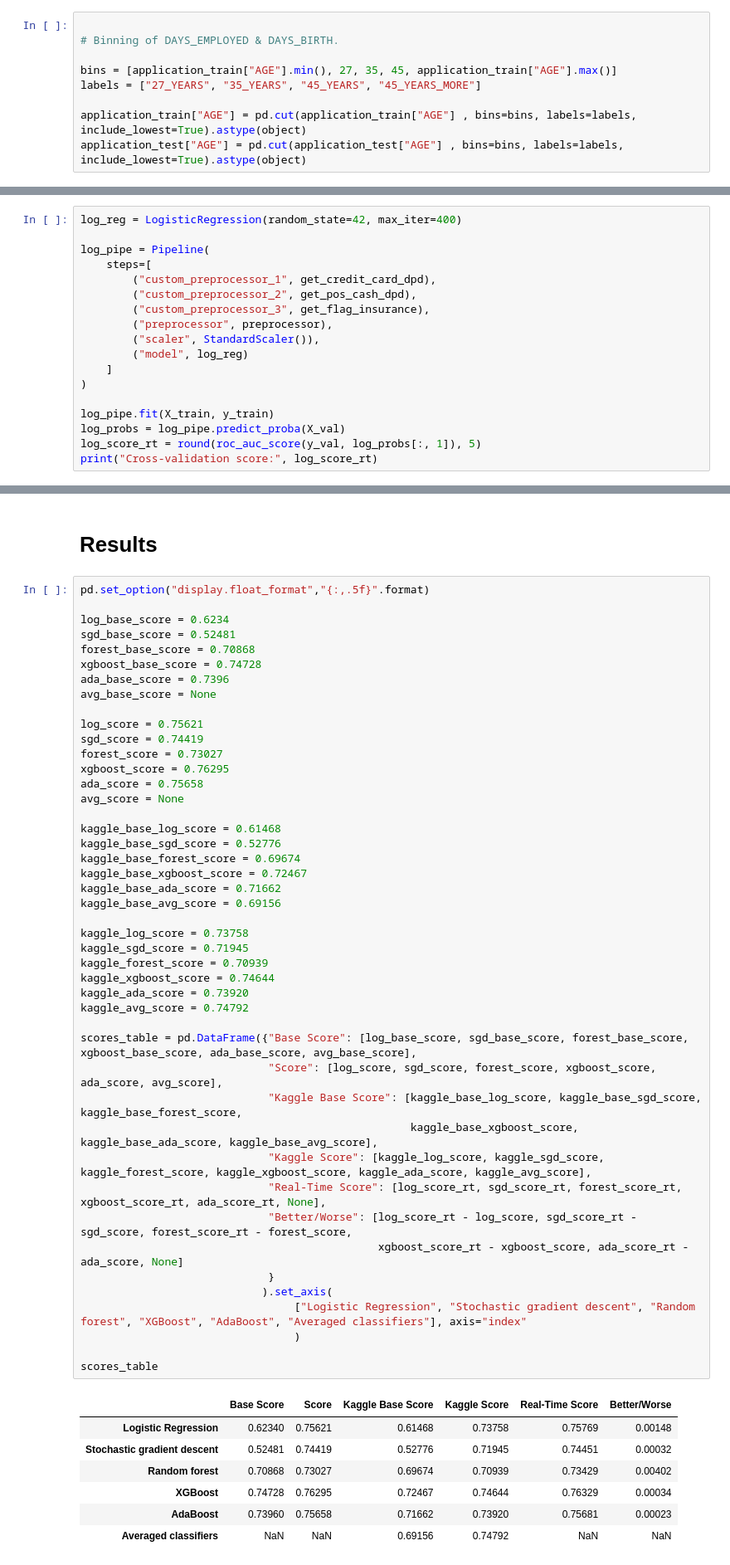
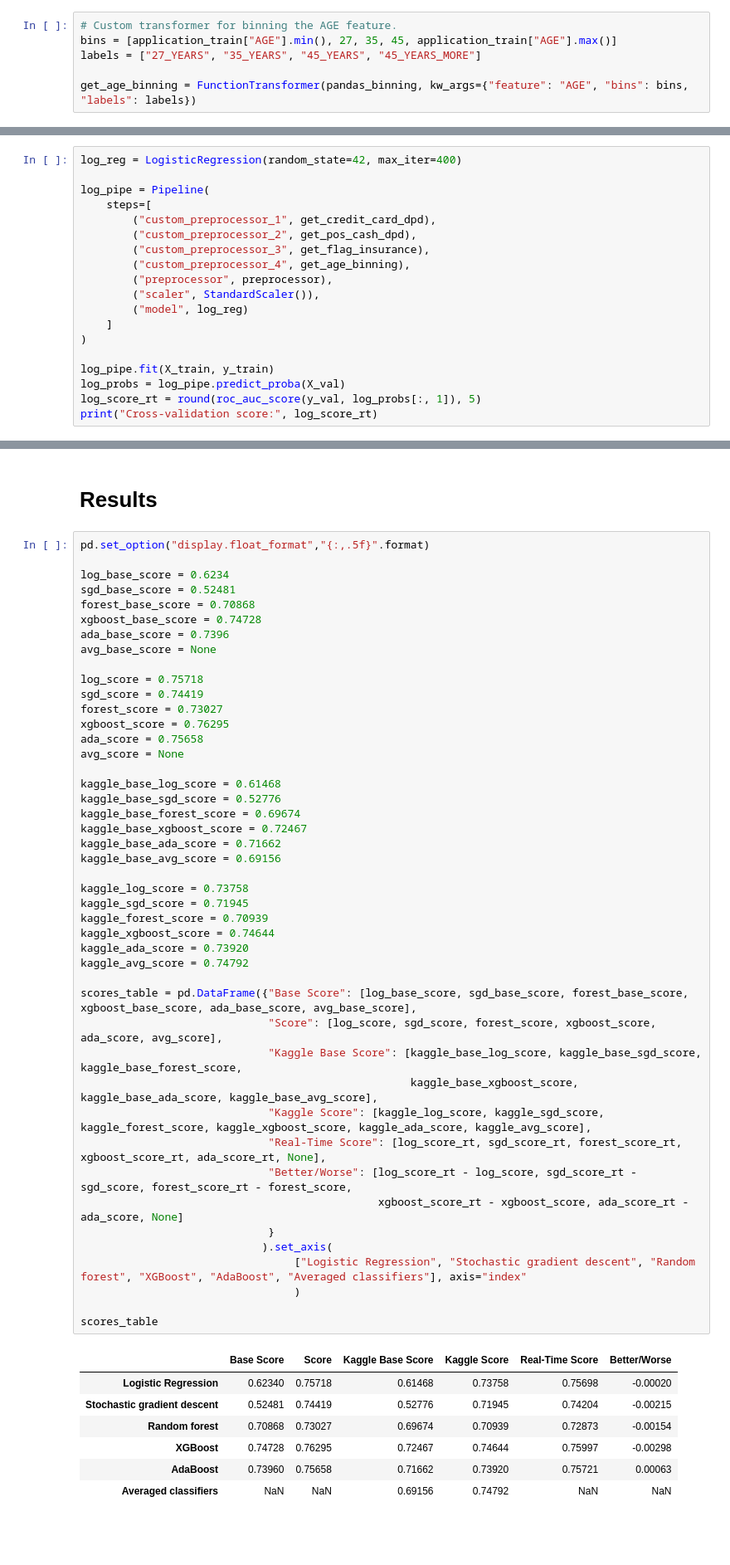
Before and after one commit to Gedas-LT/kaggle-home-credit, a Jupyter notebook: notebook.ipynb, the cells around one changed output, grey strips where cells are left out. Shown at 83% size. Saved outputs shown, nothing was run; the diff lists cells and outputs as text; blank space fills up the shorter version.

Commit message:
Binning

```diff
--- a/notebook.ipynb
+++ b/notebook.ipynb
@@ -684,12 +687,9 @@ plt.xticks(np.arange(15, 75, 5));
 # %%
-
-# Binning of DAYS_EMPLOYED & DAYS_BIRTH.
-
+# Custom transformer for binning the AGE feature.
 bins = [application_train["AGE"].min(), 27, 35, 45, application_train["AGE"].max()]
 labels = ["27_YEARS", "35_YEARS", "45_YEARS", "45_YEARS_MORE"]
 
-application_train["AGE"] = pd.cut(application_train["AGE"] , bins=bins, labels=labels, include_lowest=True).astype(object)
-application_test["AGE"] = pd.cut(application_test["AGE"] , bins=bins, labels=labels, include_lowest=True).astype(object)
+get_age_binning = FunctionTransformer(pandas_binning, kw_args={"feature": "AGE", "bins": bins, "labels": labels})
 # %% [markdown]
 # Main models
 # %%
@@ -726,6 +726,7 @@ log_pipe = Pipeline(
         ("custom_preprocessor_1", get_credit_card_dpd),
         ("custom_preprocessor_2", get_pos_cash_dpd),
         ("custom_preprocessor_3", get_flag_insurance),
+        ("custom_preprocessor_4", get_age_binning),
         ("preprocessor", preprocessor),
         ("scaler", StandardScaler()),
         ("model", log_reg)
@@ -884,7 +885,7 @@ xgboost_base_score = 0.74728
 ada_base_score = 0.7396
 avg_base_score = None
 
-log_score = 0.75621
+log_score = 0.75718
 sgd_score = 0.74419
 forest_score = 0.73027
 xgboost_score = 0.76295
@@ -894,38 +895,38 @@ avg_score = None
 kaggle_base_log_score = 0.61468
 kaggle_base_sgd_score = 0.52776
 kaggle_base_forest_score = 0.69674
 kaggle_base_xgboost_score = 0.72467
 kaggle_base_ada_score = 0.71662
 kaggle_base_avg_score = 0.69156
 
 kaggle_log_score = 0.73758
 kaggle_sgd_score = 0.71945
 kaggle_forest_score = 0.70939
 kaggle_xgboost_score = 0.74644
 kaggle_ada_score = 0.73920
 kaggle_avg_score = 0.74792
 
 scores_table = pd.DataFrame({"Base Score": [log_base_score, sgd_base_score, forest_base_score, xgboost_base_score, ada_base_score, avg_base_score],
                              "Score": [log_score, sgd_score, forest_score, xgboost_score, ada_score, avg_score],
                              "Kaggle Base Score": [kaggle_base_log_score, kaggle_base_sgd_score, kaggle_base_forest_score,
                                                    kaggle_base_xgboost_score, kaggle_base_ada_score, kaggle_base_avg_score],
                              "Kaggle Score": [kaggle_log_score, kaggle_sgd_score, kaggle_forest_score, kaggle_xgboost_score, kaggle_ada_score, kaggle_avg_score],
                              "Real-Time Score": [log_score_rt, sgd_score_rt, forest_score_rt, xgboost_score_rt, ada_score_rt, None],
                              "Better/Worse": [log_score_rt - log_score, sgd_score_rt - sgd_score, forest_score_rt - forest_score,
                                               xgboost_score_rt - xgboost_score, ada_score_rt - ada_score, None]
                              }
                             ).set_axis(
                                  ["Logistic Regression", "Stochastic gradient descent", "Random forest", "XGBoost", "AdaBoost", "Averaged classifiers"], axis="index"
                                  )
 
 scores_table
 # %% [output]
 |  | Base Score | Score | Kaggle Base Score | Kaggle Score | Real-Time Score | Better/Worse |
-| Logistic Regression | 0.62340 | 0.75621 | 0.61468 | 0.73758 | 0.75769 | 0.00148 |
-| Stochastic gradient descent | 0.52481 | 0.74419 | 0.52776 | 0.71945 | 0.74451 | 0.00032 |
-| Random forest | 0.70868 | 0.73027 | 0.69674 | 0.70939 | 0.73429 | 0.00402 |
-| XGBoost | 0.74728 | 0.76295 | 0.72467 | 0.74644 | 0.76329 | 0.00034 |
-| AdaBoost | 0.73960 | 0.75658 | 0.71662 | 0.73920 | 0.75681 | 0.00023 |
+| Logistic Regression | 0.62340 | 0.75718 | 0.61468 | 0.73758 | 0.75698 | -0.00020 |
+| Stochastic gradient descent | 0.52481 | 0.74419 | 0.52776 | 0.71945 | 0.74204 | -0.00215 |
+| Random forest | 0.70868 | 0.73027 | 0.69674 | 0.70939 | 0.72873 | -0.00154 |
+| XGBoost | 0.74728 | 0.76295 | 0.72467 | 0.74644 | 0.75997 | -0.00298 |
+| AdaBoost | 0.73960 | 0.75658 | 0.71662 | 0.73920 | 0.75721 | 0.00063 |
 | Averaged classifiers | NaN | NaN | 0.69156 | 0.74792 | NaN | NaN |
 # %% [markdown]
 # Attempts
```
Also changed, not shown: parts of 19 cells of this notebook, 1 other file.
